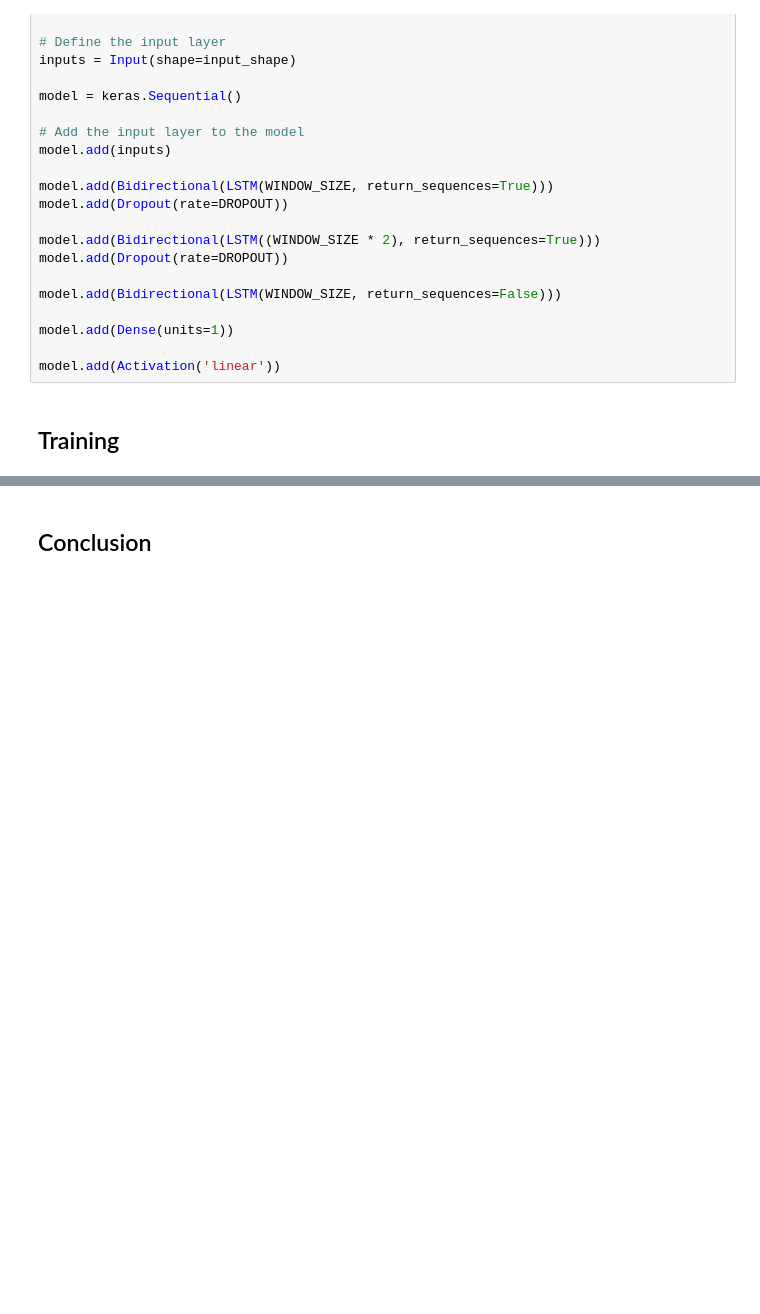
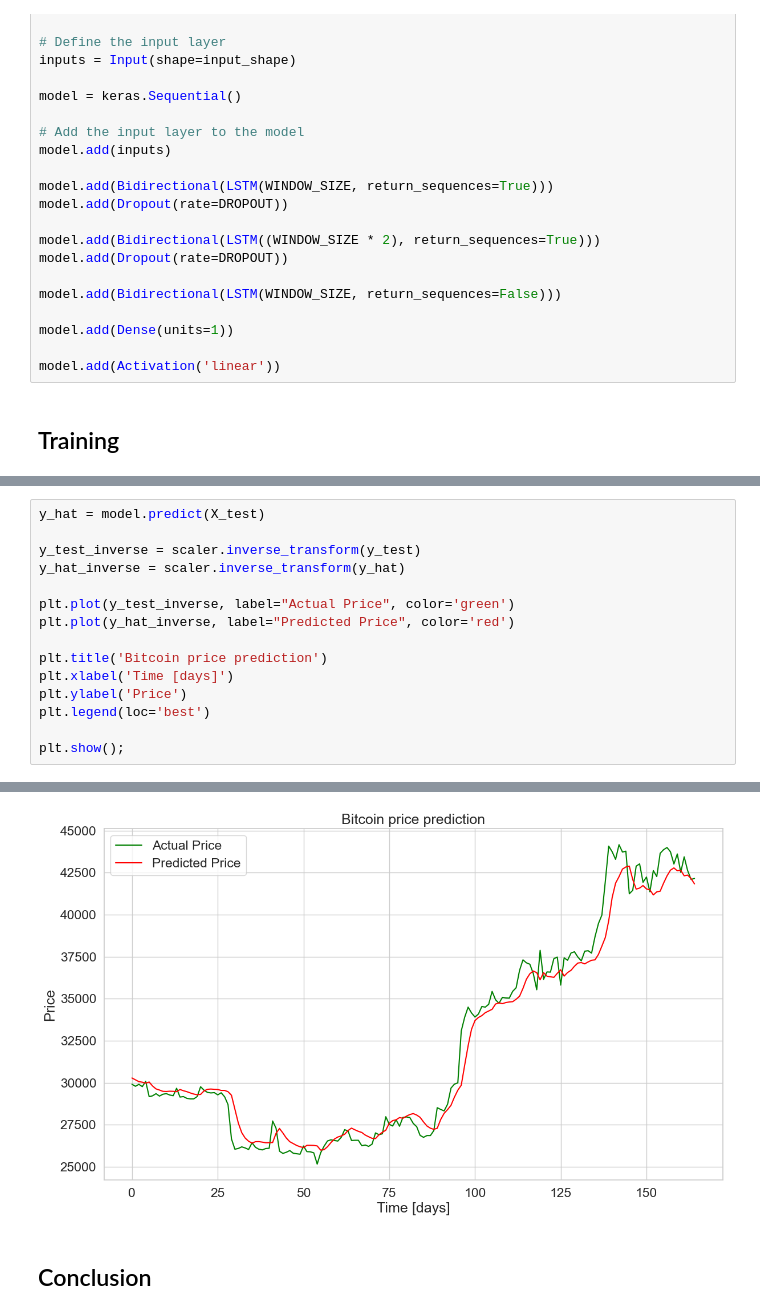
Before and after one commit to Research-Innovation-Lab/digital-asset-models, a Jupyter notebook: code/price-prediction/lstm/main.ipynb, the cells around one changed output, grey strips where cells are left out. Cells and saved outputs as stored; diff of their text form; blank space fills up the shorter version.

```diff
--- a/code/price-prediction/lstm/main.ipynb
+++ b/code/price-prediction/lstm/main.ipynb
@@ -231,0 +255,16 @@ history = model.fit(
+# %%
+y_hat = model.predict(X_test)
+
+y_test_inverse = scaler.inverse_transform(y_test)
+y_hat_inverse = scaler.inverse_transform(y_hat)
+
+plt.plot(y_test_inverse, label="Actual Price", color='green')
+plt.plot(y_hat_inverse, label="Predicted Price", color='red')
+
+plt.title('Bitcoin price prediction')
+plt.xlabel('Time [days]')
+plt.ylabel('Price')
+plt.legend(loc='best')
+
+plt.show();
+# %% [output]
@@ -232,3 +272,4 @@ history = model.fit(
+[figure, added]
 # %% [markdown]
 ## Conclusion
 # %% [markdown]
```
Also changed, not shown: parts of 12 cells of this notebook.
